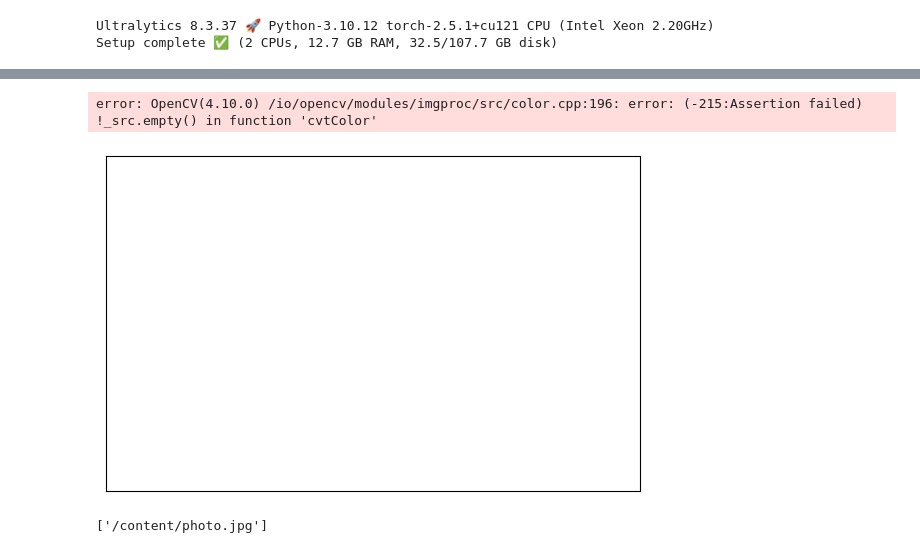
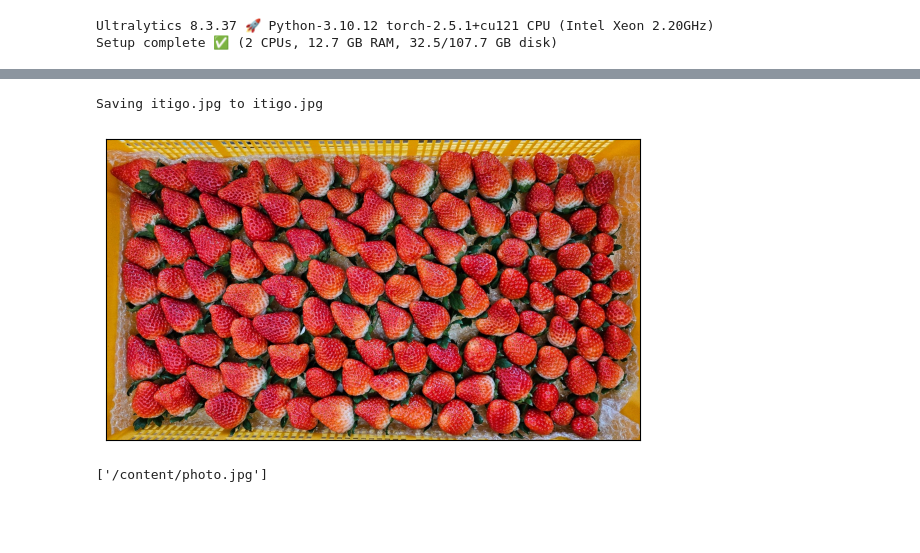
Before and after one commit to 1900690/yolo-bbox-area-caliculate, a Jupyter notebook: area_caliculate.ipynb, the cells around one changed output, grey strips where cells are left out. Cells and saved outputs as stored; diff of their text form; code cells hidden in the pictures; blank space fills up the shorter version.

```diff
--- a/area_caliculate.ipynb
+++ b/area_caliculate.ipynb
@@ -10,7 +10,7 @@ Ultralytics 8.3.37 🚀 Python-3.10.12 torch-2.5.1+cu121 CPU (Intel Xeon 2.20GHz
 Setup complete ✅ (2 CPUs, 12.7 GB RAM, 32.5/107.7 GB disk)
 # %%
 #@title 画像を取り込み { display-mode: "form" }
-画像のアップロード方法を選択してください= 'サンプル画像で検出' #@param ["サンプル画像で検出", "画像をアップロード", "インカメラで画像を撮影", "アウトカメラで画像を撮影"]
+画像のアップロード方法を選択してください= '画像をアップロード' #@param ["サンプル画像で検出", "画像をアップロード", "インカメラで画像を撮影", "アウトカメラで画像を撮影"]
 #@markdown ※エラーが出た場合は、エラーが出なくなるまで実行し、カメラの許可を押してください
 
 import os
@@ -183,2 +184,2 @@ else:
-error: OpenCV(4.10.0) /io/opencv/modules/imgproc/src/color.cpp:196: error: (-215:Assertion failed) !_src.empty() in function 'cvtColor'
+Saving itigo.jpg to itigo.jpg
-[figure, old version]
+[figure, new version]
```
Also changed, not shown: parts of 2 cells of this notebook.
